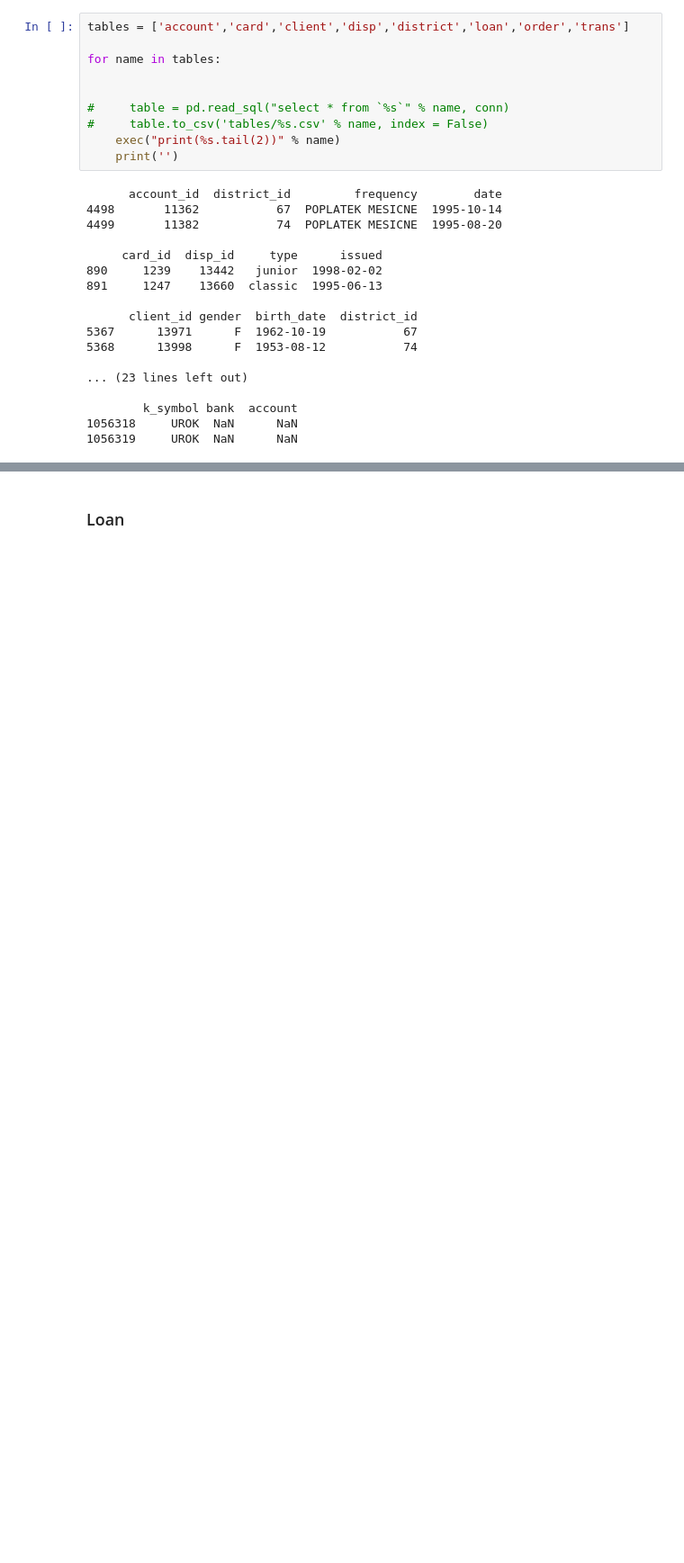
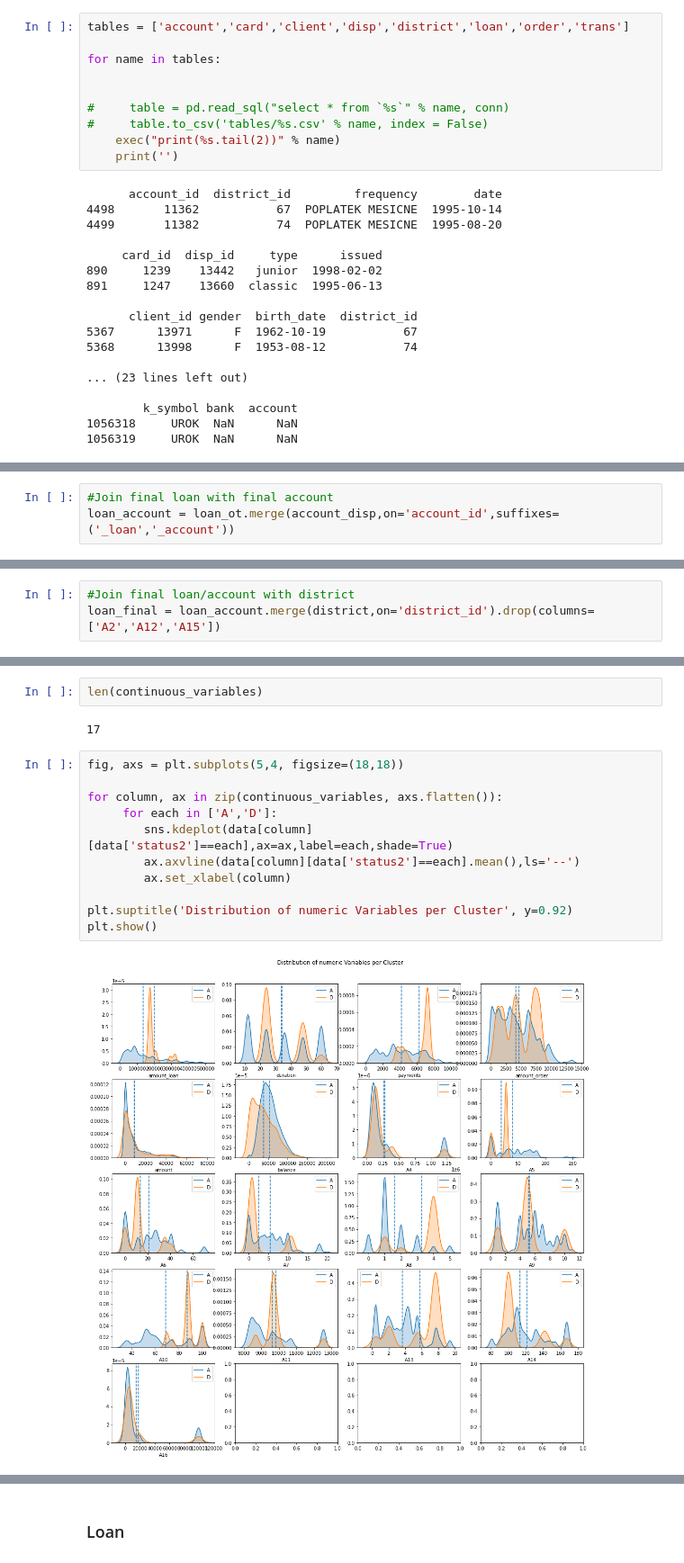
Before and after one commit to SteveGrimm/Unit4_Project, a Jupyter notebook: Unit4_Project.ipynb, the cells around one changed output, grey strips where cells are left out. Shown at 90% size. Cells and saved outputs as stored; diff of their text form; blank space fills up the shorter version.

```diff
--- a/Unit4_Project.ipynb
+++ b/Unit4_Project.ipynb
@@ -110,0 +151,3 @@ for name in tables:
+# %%
+#Join final loan with final account
+loan_account = loan_ot.merge(account_disp,on='account_id',suffixes=('_loan','_account'))
@@ -110,0 +160,3 @@ for name in tables:
+# %%
+#Join final loan/account with district
+loan_final = loan_account.merge(district,on='district_id').drop(columns=['A2','A12','A15'])
@@ -110,0 +211,17 @@ for name in tables:
+# %%
+len(continuous_variables)
+# %% [output]
+17
+# %%
+fig, axs = plt.subplots(5,4, figsize=(18,18))
+
+for column, ax in zip(continuous_variables, axs.flatten()):
+     for each in ['A','D']:
+        sns.kdeplot(data[column][data['status2']==each],ax=ax,label=each,shade=True)
+        ax.axvline(data[column][data['status2']==each].mean(),ls='--')
+        ax.set_xlabel(column)
+
+plt.suptitle('Distribution of numeric Variables per Cluster', y=0.92)
+plt.show()
+# %% [output]
+[figure, added]
```
Also changed, not shown: parts of 69 cells of this notebook.
